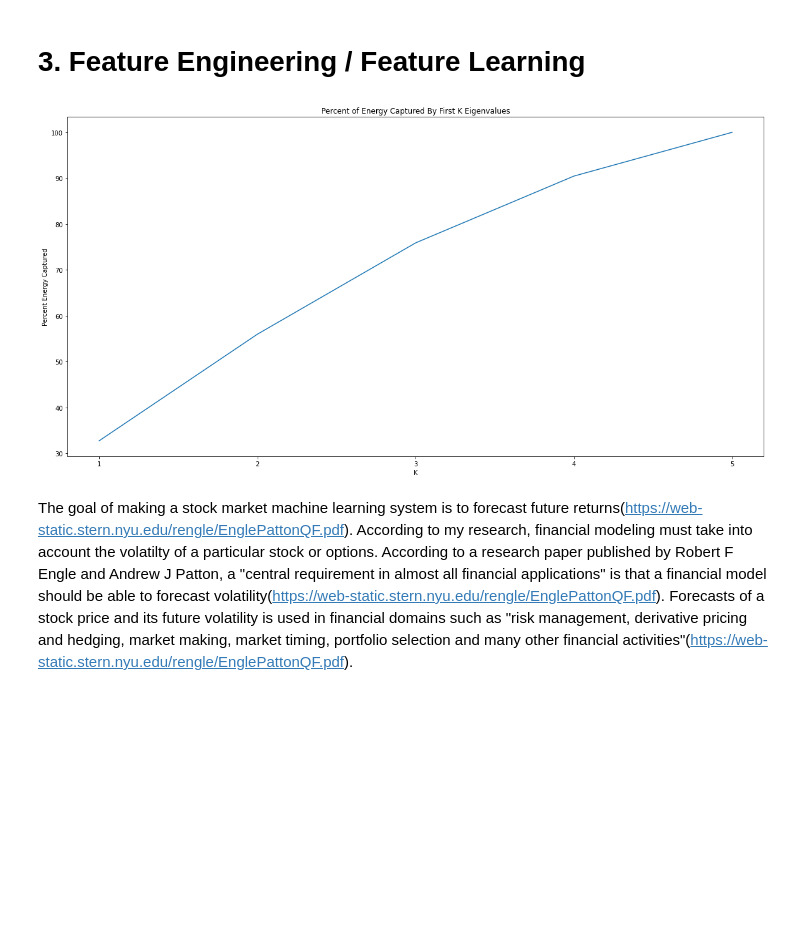
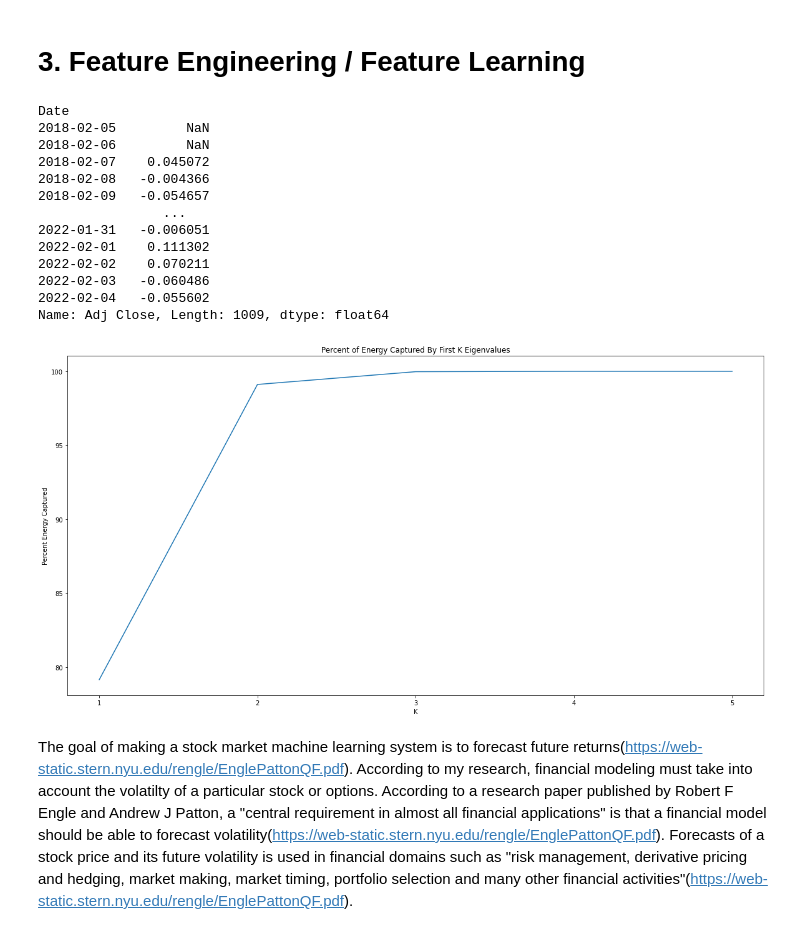
Before and after one commit to Ravi-Raghavan/ECE_443_Term_Project, a Jupyter notebook: NetflixStockPrices.ipynb, the cells around one changed output. Drawn from its saved outputs; the diff is of its cells as text; code cells hidden in the pictures; blank space fills up the shorter version.

```diff
--- a/NetflixStockPrices.ipynb
+++ b/NetflixStockPrices.ipynb
@@ -120,22 +120,29 @@ _[After looking up the Netflix Stock Prices from Feb 2018 to Feb 2022, the lowes
 # %% [markdown]
 # **3. Feature Engineering / Feature Learning**
 # %%
-#Calculate Continuously Compounded Return on Asset Price
-closing_prices = netflix_stock_prices["Adj Close"].to_list()
-returns = np.log(closing_prices[1: ]) - np.log(closing_prices[: -1])
-returns = np.insert(returns, 0, np.nan)
+window_size = 14
+closing_prices = netflix_stock_prices["Adj Close"]
+moving_average = closing_prices.rolling(window = window_size, closed = "left").mean()
+standard_deviation = closing_prices.rolling(window = window_size, closed = "left").std()
+upper_band = moving_average + 2 * standard_deviation
+lower_band = moving_average - 2 * standard_deviation
+rate_of_change = closing_prices.pct_change().shift(1)
 
-window_size = 40
-netflix_stock_prices["Continuously Compounded Returns"] = pd.Series(returns, index = netflix_stock_prices.index)
-netflix_stock_prices["Expected Value"] = netflix_stock_prices["Continuously Compounded Returns"].rolling(window= window_size, closed = "left").mean()
-netflix_stock_prices["Variance"] = netflix_stock_prices["Continuously Compounded Returns"].rolling(window= window_size, closed = "left").var()
-netflix_stock_prices["Skew"] = netflix_stock_prices["Continuously Compounded Returns"].rolling(window= window_size, closed = "left").skew()
-netflix_stock_prices["Kurtosis"] = netflix_stock_prices["Continuously Compounded Returns"].rolling(window= window_size, closed = "left").kurt()
-netflix_stock_prices["VoV"] = np.sqrt(netflix_stock_prices["Variance"].pct_change().abs())
+exponential_moving_average = [np.nan for index in range(window_size)]
+exponential_moving_average.append(sum(closing_prices[:window_size]) / (window_size))
+for index in range(window_size + 1, len(closing_prices)):
+	closing_price = closing_prices[index - 1]
+	exponential_moving_average.append((closing_price * (2 / (1 + window_size))) + exponential_moving_average[-1] * (1 - (2 / (1 + window_size))))
 
-X = netflix_stock_prices[["Expected Value", "Variance", "Skew", "Kurtosis", "VoV"]].to_numpy()
+netflix_stock_prices["Moving Average"] = moving_average
+netflix_stock_prices["Upper Bollinger Band"] = upper_band
+netflix_stock_prices["Lower Bollinger Band"] = lower_band
+netflix_stock_prices["Exponential Moving Average"] = exponential_moving_average
+netflix_stock_prices["Rate Of Change"] = rate_of_change
+
+X = netflix_stock_prices[["Moving Average", "Upper Bollinger Band", "Lower Bollinger Band", "Exponential Moving Average", "Rate Of Change"]].to_numpy()
 X = X[window_size + 2: ]
-Y = netflix_stock_prices[["Continuously Compounded Returns"]].to_numpy()
+Y = netflix_stock_prices[["Adj Close"]].to_numpy()
 Y = Y[window_size + 2: ]
 
 X_train, X_test, Y_train, Y_test = train_test_split(X, Y, random_state=104, test_size=0.20, shuffle=True) #split data into train/test
@@ -145,35 +152,48 @@ datascaler = sklpp.StandardScaler()
 X_train = datascaler.fit_transform(X_train)
 X_test = datascaler.transform(X_test)
 
 #solve PCA problem to capture at least roughly 90% energy
 left_singular_vectors, singular_value_matrix, right_singular_vectors = np.linalg.svd(X_train)   #svd of centered matrix
 total_energy = sum([singular_value * singular_value for singular_value in singular_value_matrix]) #total energy in centered dataset
 
 cumulative_energy = 0   #initialize variable
 k_values = []
 percent_energy_captured = []
 k = 0   #initialize k
 for index in range(len(singular_value_matrix)):
     original_cumulative_energy = cumulative_energy
     cumulative_energy = cumulative_energy + (singular_value_matrix[index] * singular_value_matrix[index])   #calculate energy of top k singular values
     k = k + 1   #increment k
     k_values.append(k)
     percent_energy_captured.append((100 * cumulative_energy / total_energy))
 
 
 fig, ax = plt.subplots()
 ax.set_title("Percent of Energy Captured By First K Eigenvalues")
 ax.set_xlabel("K")
 ax.set_ylabel("Percent Energy Captured")
 
 ax.plot(k_values, percent_energy_captured)
 ax.xaxis.set_major_locator(mticker.IndexLocator( base = 1, offset = 0))
 
-pca = skldecomp.PCA(n_components = 4, svd_solver = 'full')  #initialize PCA object with 4 components
+pca = skldecomp.PCA(n_components = 2, svd_solver = 'full')  #initialize PCA object with 4 components
 X_train = pca.inverse_transform(pca.fit_transform(X_train)) #map training data points onto PCA subspace
 X_test = pca.inverse_transform(pca.transform(X_test)) #map test data points onto same PCA subspace
 # %% [output]
+Date
+2018-02-05         NaN
+2018-02-06         NaN
+2018-02-07    0.045072
+2018-02-08   -0.004366
+2018-02-09   -0.054657
+                ...
+2022-01-31   -0.006051
+2022-02-01    0.111302
+2022-02-02    0.070211
+2022-02-03   -0.060486
+2022-02-04   -0.055602
+Name: Adj Close, Length: 1009, dtype: float64
-[figure, old version]
+[figure, new version]
 # %% [markdown]
 The goal of making a stock market machine learning system is to forecast future returns(https://web-static.stern.nyu.edu/rengle/EnglePattonQF.pdf). According to my research, financial modeling must take into account the volatilty of a particular stock or options. According to a research paper published by Robert F Engle and Andrew J Patton, a "central requirement in almost all financial applications" is that a financial model should be able to forecast volatility(https://web-static.stern.nyu.edu/rengle/EnglePattonQF.pdf). Forecasts of a stock price and its future volatility is used in financial domains such as "risk management, derivative pricing and hedging, market making, market timing, portfolio selection and many other financial activities"(https://web-static.stern.nyu.edu/rengle/EnglePattonQF.pdf).
 
```
Also changed, not shown: parts of 1 cell of this notebook.
